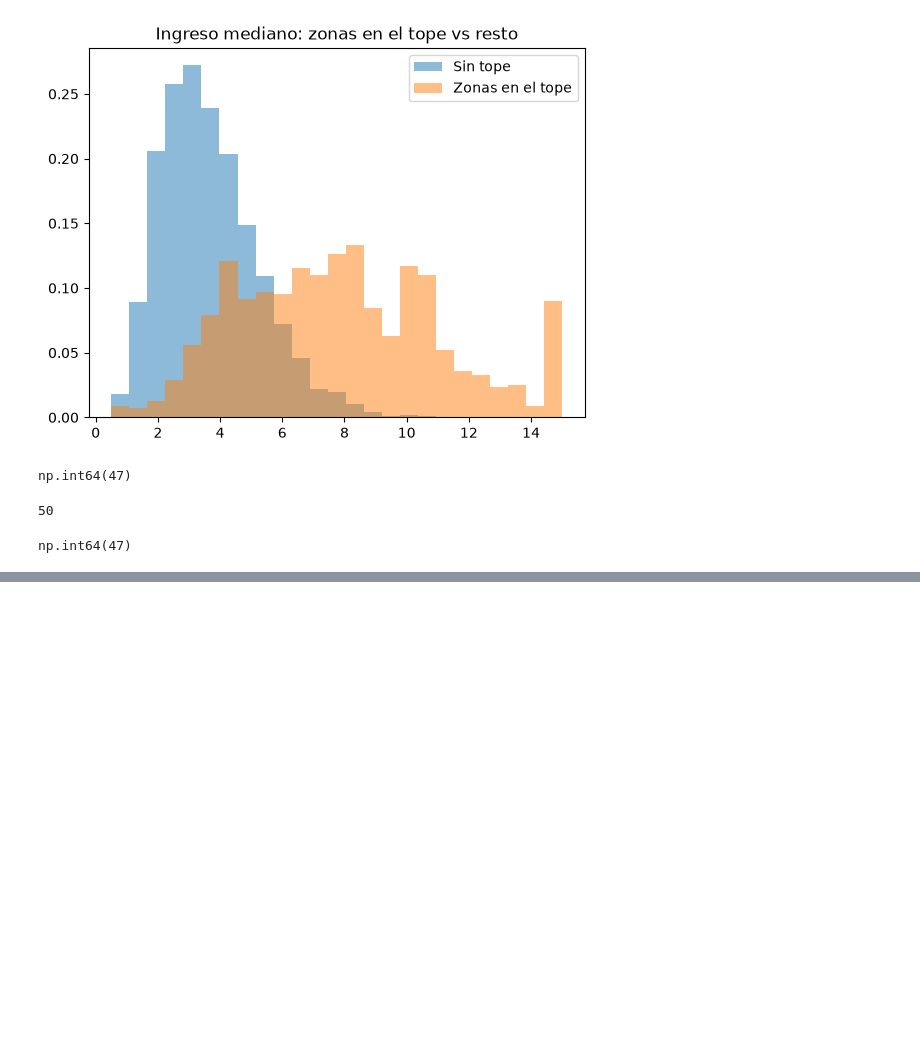
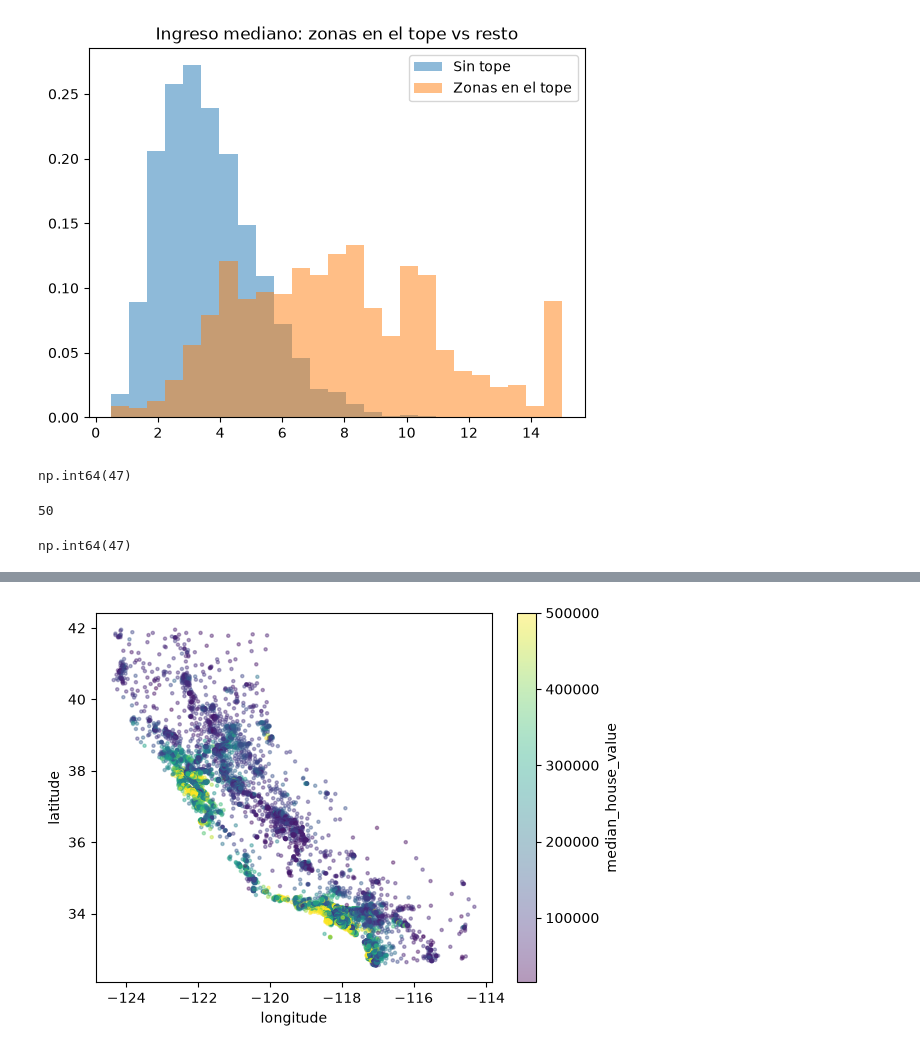
Before and after one commit to CarlosScura/reto-para-magos-de-datos, a Jupyter notebook: 01_california.ipynb, the cells around one changed output, grey strips where cells are left out. Drawn from its saved outputs; the diff is of its cells as text; code cells hidden in the pictures; blank space fills up the shorter version.

```diff
--- a/01_california.ipynb
+++ b/01_california.ipynb
@@ -321,0 +337,9 @@ np.int64(47)
+# %%
+plt.scatter(df_limpio['longitude'], df_limpio['latitude'],
+            c=df_limpio['median_house_value'], s=5, alpha=0.4)
+plt.colorbar(label='median_house_value')
+plt.xlabel('longitude')
+plt.ylabel('latitude')
+plt.show()
+# %% [output]
+[figure, added]
```
Also changed, not shown: parts of 12 cells of this notebook, 1 other file.
